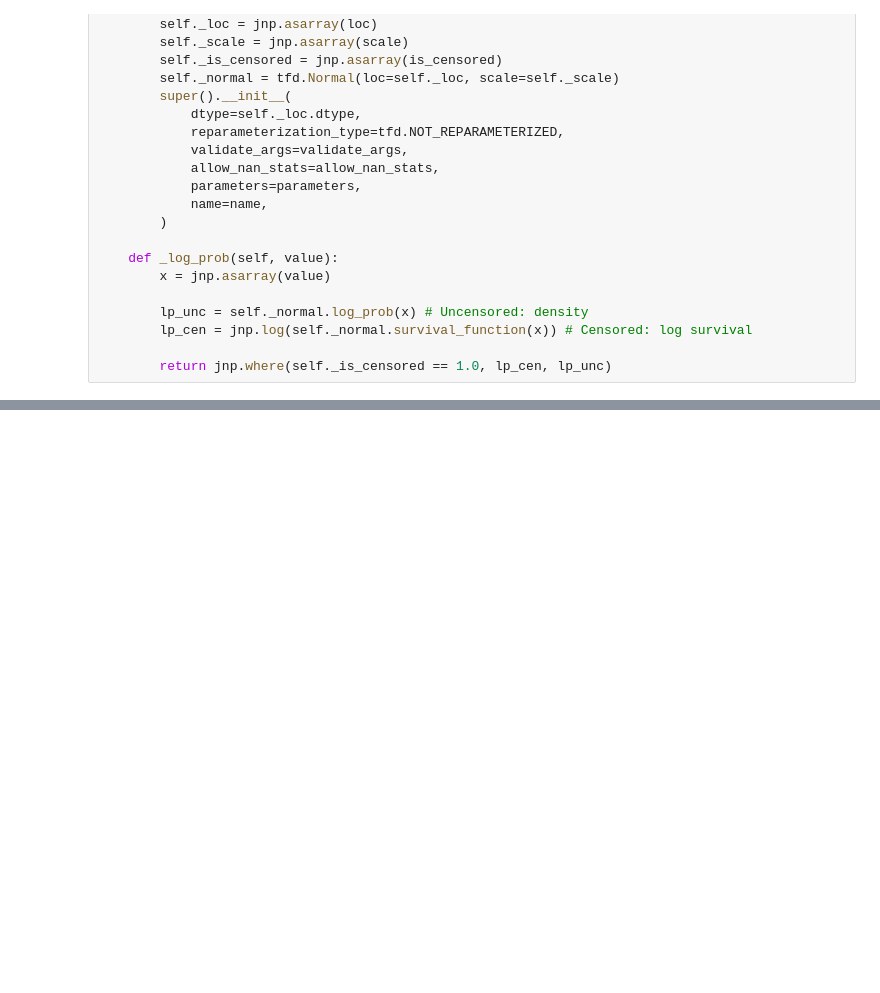
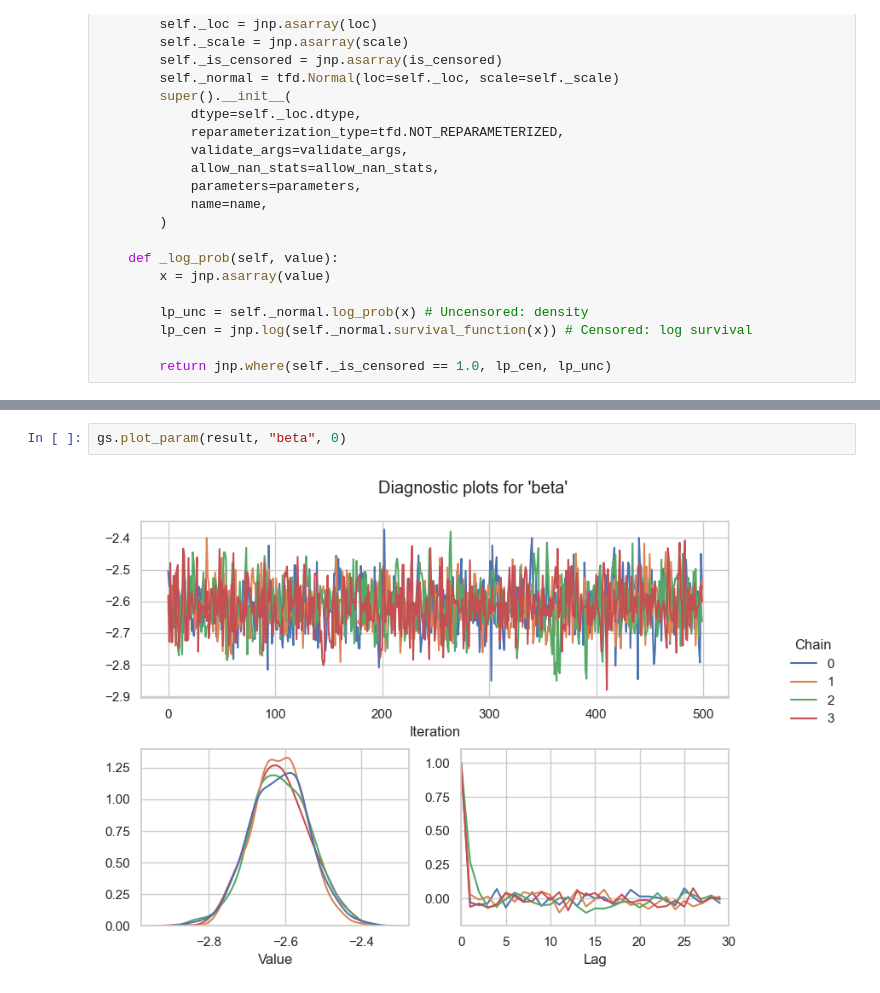
Before and after one commit to liesel-devs/statistics-retreat-2025, a Jupyter notebook: notebooks/surv_Jinbo.ipynb, the cells around one changed output, grey strips where cells are left out. Drawn from its saved outputs; the diff is of its cells as text; blank space fills up the shorter version.

```diff
--- a/notebooks/surv_Jinbo.ipynb
+++ b/notebooks/surv_Jinbo.ipynb
@@ -140,0 +331,4 @@ gs.plot_param(result, "loc")
+# %%
+gs.plot_param(result, "beta", 0)
+# %% [output]
+[figure, added]
```
Also changed, not shown: parts of 18 cells of this notebook.
